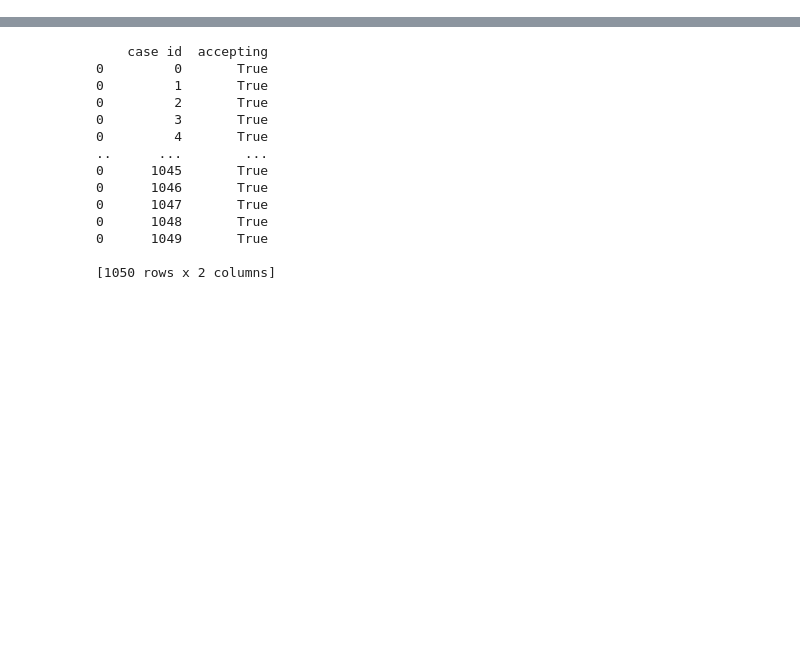
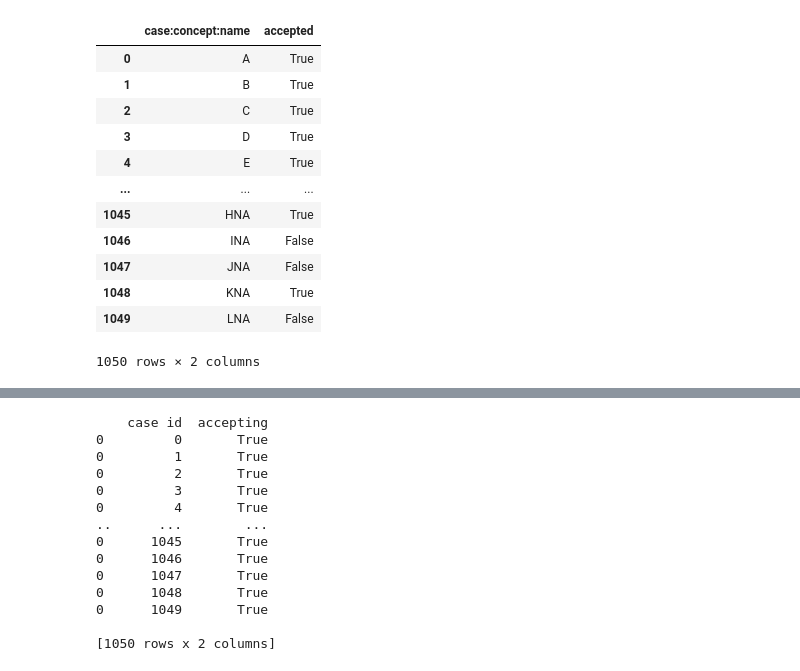
Before and after one commit to unibz-tessaris/Declare4Py, a Jupyter notebook: docs/source/tutorials/2.Conformance_checking_LTL.ipynb, the cells around one changed output, grey strips where cells are left out. Drawn from its saved outputs; the diff is of its cells as text; code cells hidden in the pictures; blank space fills up the shorter version.

```diff
--- a/docs/source/tutorials/2.Conformance_checking_LTL.ipynb
+++ b/docs/source/tutorials/2.Conformance_checking_LTL.ipynb
@@ -319,0 +43,24 @@ print(data)
+# %%
+from src.Declare4Py.ProcessModels.LTLModel import LTLModel
+from src.Declare4Py.ProcessMiningTasks.ConformanceChecking.LTLAnalyzer import LTLAnalyzer
+
+model = LTLModel()
+model.parse_from_string("F(CRP)")
+
+analyzer = LTLAnalyzer(event_log, model)
+df = analyzer.run()
+df
+# %% [output]
+|  | case:concept:name | accepted |
+| 0 | A | True |
+| 1 | B | True |
+| 2 | C | True |
+| 3 | D | True |
+| 4 | E | True |
+| ... | ... | ... |
+| 1045 | HNA | True |
+| 1046 | INA | False |
+| 1047 | JNA | False |
+| 1048 | KNA | True |
+| 1049 | LNA | False |
+1050 rows × 2 columns
```
Also changed, not shown: parts of 71 cells of this notebook, 7 other files.
